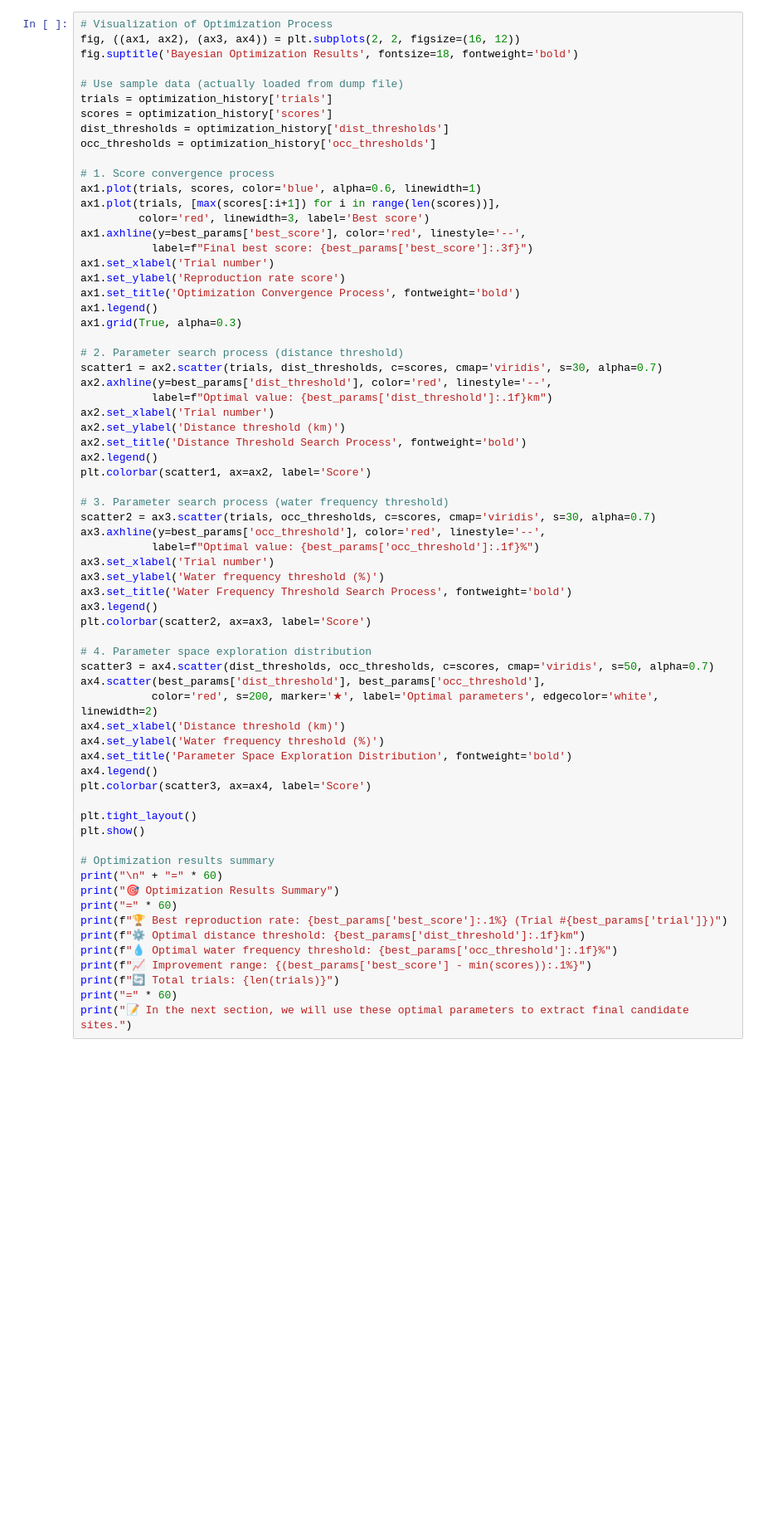
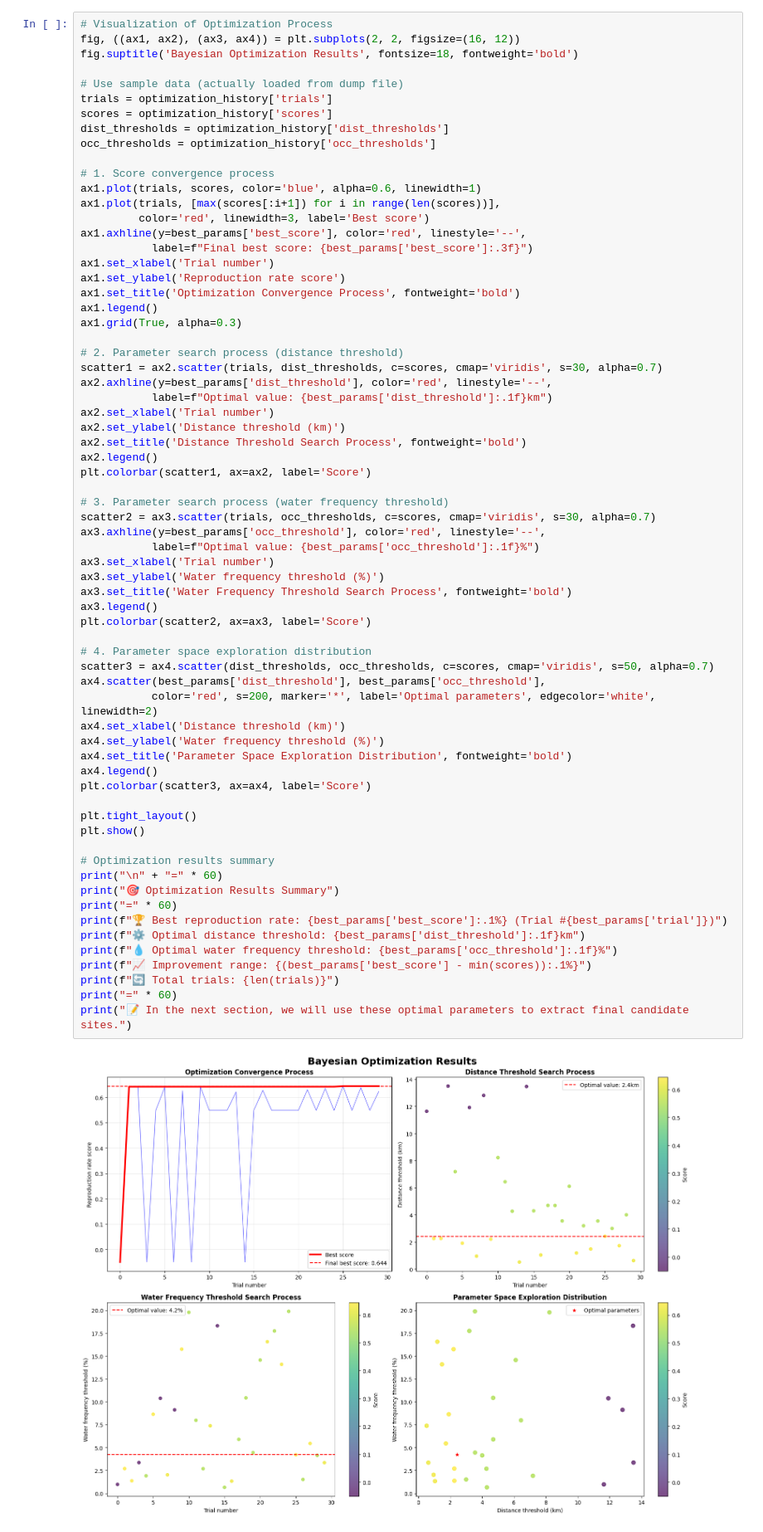
Before and after one commit to kisamori/tamagawa_to_z, a Jupyter notebook: notebooks/00_presentation.ipynb, the cells around one changed output. Shown at 83% size. Cells and saved outputs as stored; diff of their text form; blank space fills up the shorter version.

```diff
--- a/notebooks/00_presentation.ipynb
+++ b/notebooks/00_presentation.ipynb
@@ -689,31 +677,32 @@ ax3.axhline(y=best_params['occ_threshold'], color='red', linestyle='--',
 ax3.set_xlabel('Trial number')
 ax3.set_ylabel('Water frequency threshold (%)')
 ax3.set_title('Water Frequency Threshold Search Process', fontweight='bold')
 ax3.legend()
 plt.colorbar(scatter2, ax=ax3, label='Score')
 
 # 4. Parameter space exploration distribution
 scatter3 = ax4.scatter(dist_thresholds, occ_thresholds, c=scores, cmap='viridis', s=50, alpha=0.7)
 ax4.scatter(best_params['dist_threshold'], best_params['occ_threshold'],
-           color='red', s=200, marker='★', label='Optimal parameters', edgecolor='white', linewidth=2)
+           color='red', s=200, marker='*', label='Optimal parameters', edgecolor='white', linewidth=2)
 ax4.set_xlabel('Distance threshold (km)')
 ax4.set_ylabel('Water frequency threshold (%)')
 ax4.set_title('Parameter Space Exploration Distribution', fontweight='bold')
 ax4.legend()
 plt.colorbar(scatter3, ax=ax4, label='Score')
 
 plt.tight_layout()
 plt.show()
 
 # Optimization results summary
 print("\n" + "=" * 60)
 print("🎯 Optimization Results Summary")
 print("=" * 60)
 print(f"🏆 Best reproduction rate: {best_params['best_score']:.1%} (Trial #{best_params['trial']})")
 print(f"⚙️ Optimal distance threshold: {best_params['dist_threshold']:.1f}km")
 print(f"💧 Optimal water frequency threshold: {best_params['occ_threshold']:.1f}%")
 print(f"📈 Improvement range: {(best_params['best_score'] - min(scores)):.1%}")
 print(f"🔄 Total trials: {len(trials)}")
 print("=" * 60)
 print("📝 In the next section, we will use these optimal parameters to extract final candidate sites.")
 # %% [output]
+[figure, new version]
```
Also changed, not shown: parts of 3 cells of this notebook, 1 other file.
